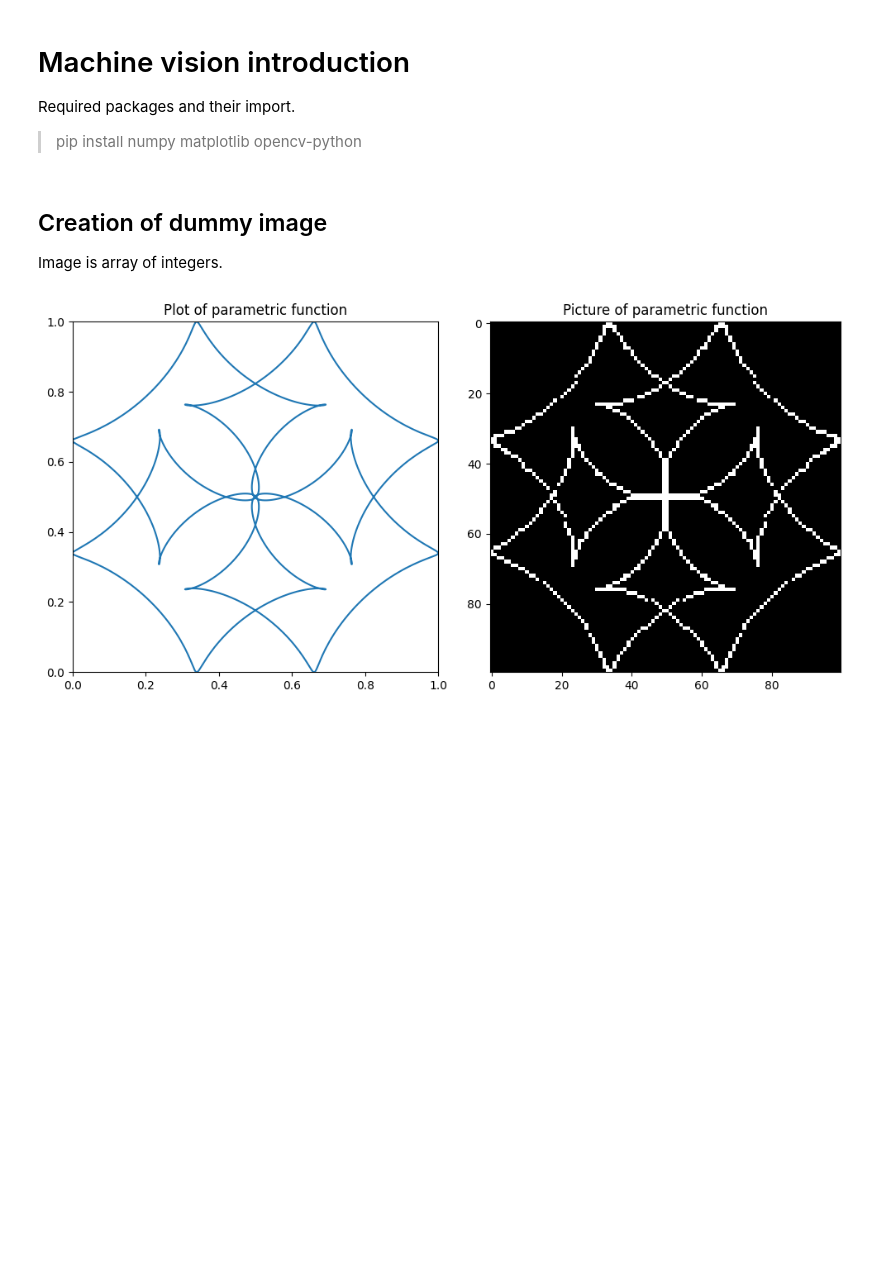
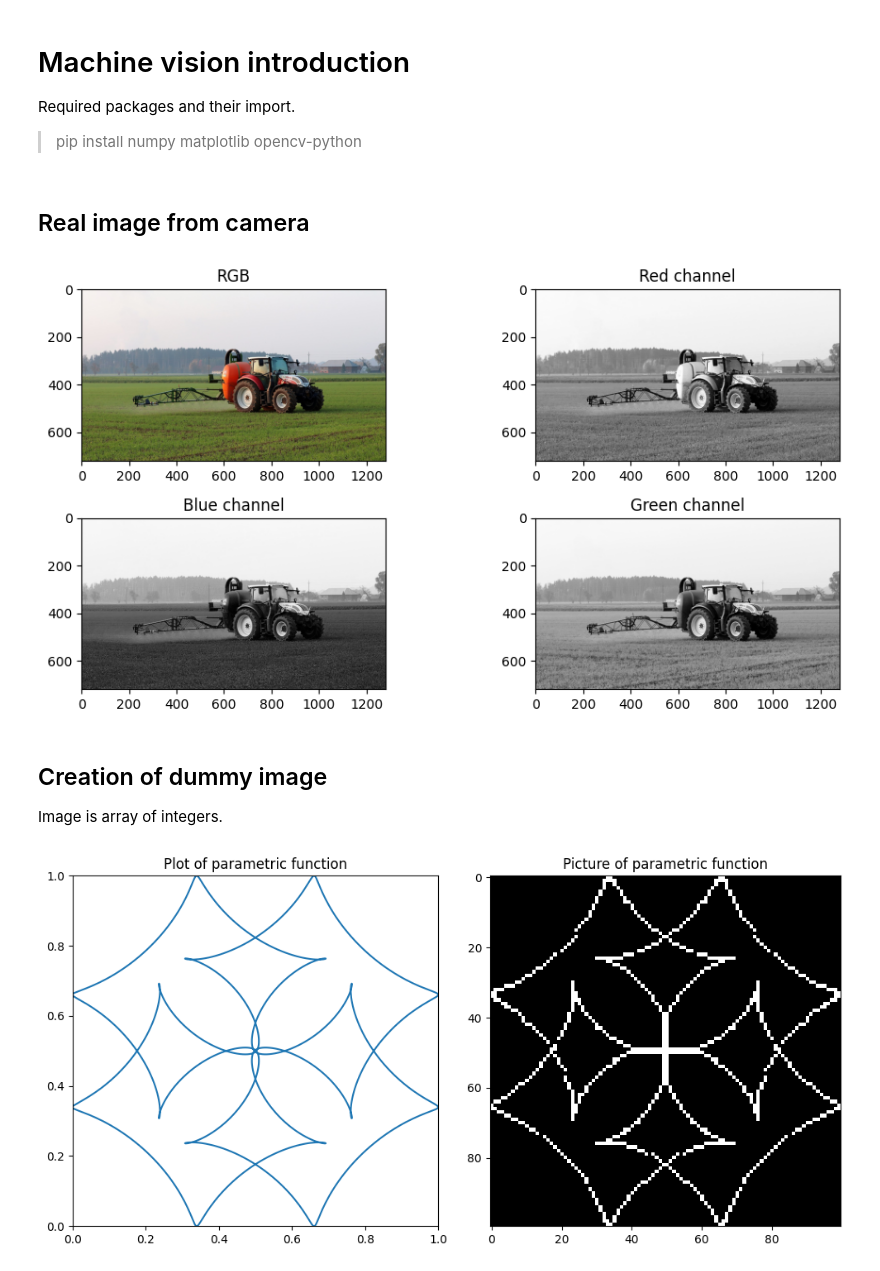
Before and after one commit to CVUT-FS-12110/Industrial-Automation, a Jupyter notebook: machine_vision/mv_intro.ipynb, the cells around one changed output. Saved outputs shown, nothing was run; the diff lists cells and outputs as text; code cells hidden in the pictures; blank space fills up the shorter version.

```diff
--- a/machine_vision/mv_intro.ipynb
+++ b/machine_vision/mv_intro.ipynb
@@ -9,6 +9,33 @@ import numpy as np
 import cv2
 import os
 import matplotlib.pyplot as plt
+# %% [markdown]
+## Real image from camera
+# %%
+img = cv2.imread("data/sample1.jpg")
+
+plt.figure(figsize=(10,5))
+
+plt.subplot(2,2,1)
+plt.imshow(img[:,:,::-1])
+plt.title("RGB")
+
+plt.subplot(2,2,2)
+plt.imshow(img[:,:,2], cmap="Greys_r")
+plt.title("Red channel")
+
+plt.subplot(2,2,3)
+plt.imshow(img[:,:,0], cmap="Greys_r")
+plt.title("Blue channel")
+
+plt.subplot(2,2,4)
+plt.imshow(img[:,:,1], cmap="Greys_r")
+plt.title("Green channel")
+
+plt.tight_layout()
+plt.show()
+# %% [output]
+[figure, added]
 # %% [markdown]
 ## Creation of dummy image
 Image is array of integers.
```
Also changed, not shown: 2 other files.
